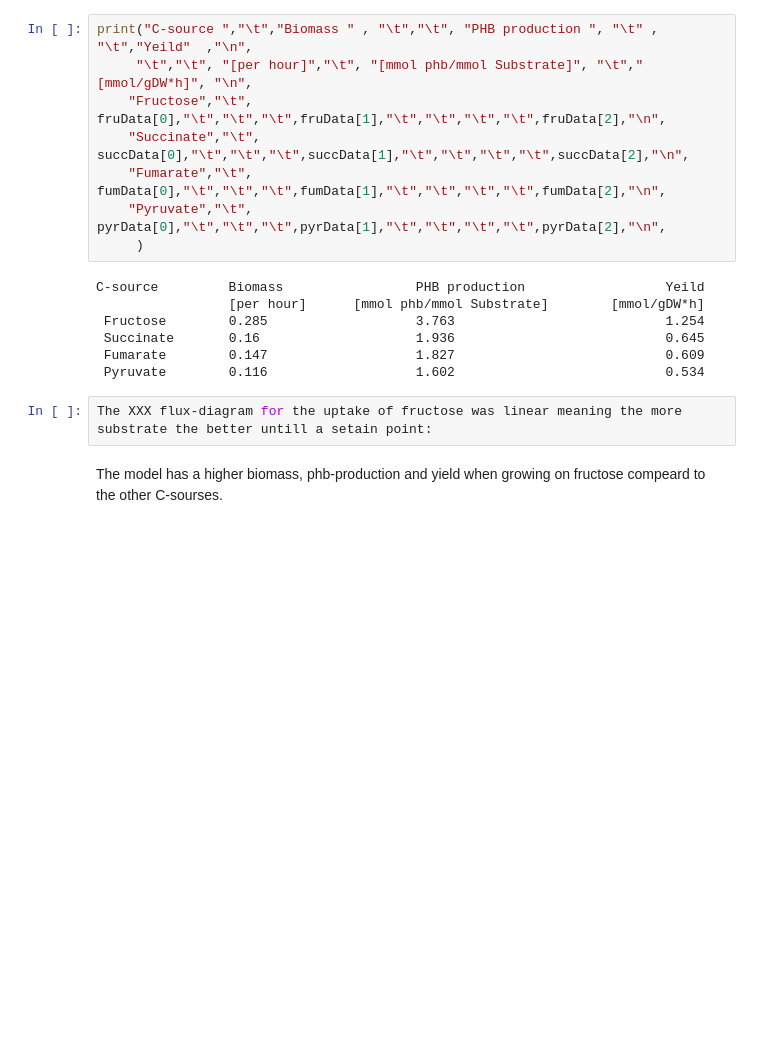
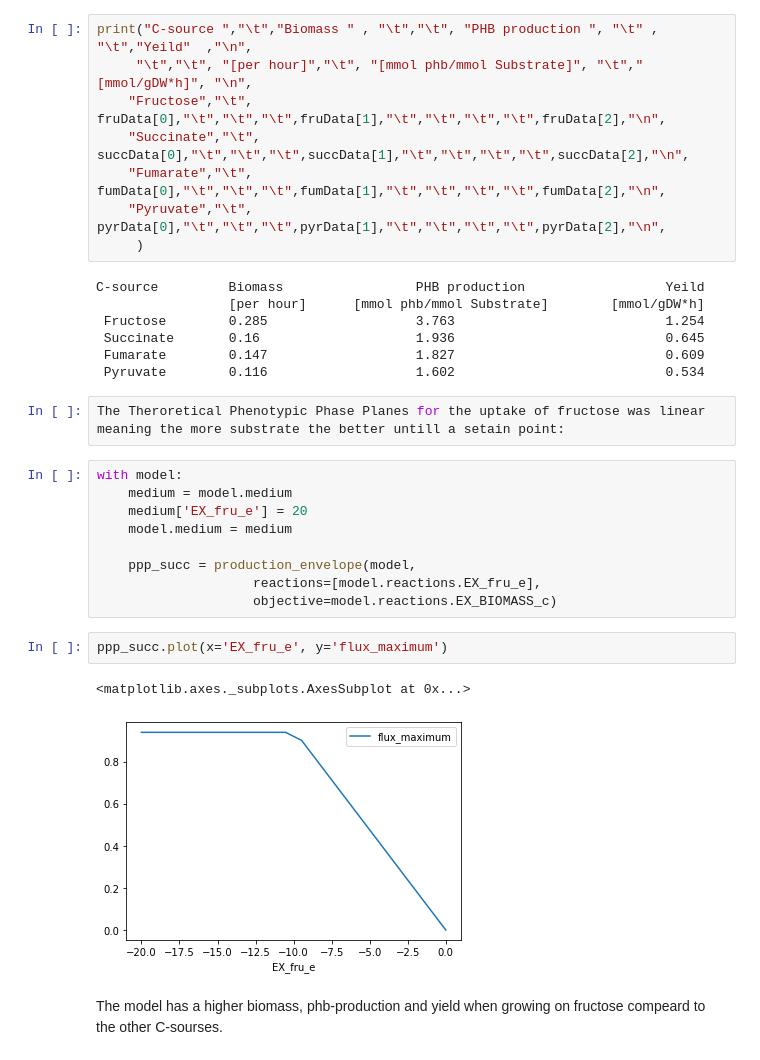
Before and after one commit to 27410/group-assignment-2021-group_2_pha-production, a Jupyter notebook: Report.ipynb, the cells around one changed output. Cells and saved outputs as stored; diff of their text form; blank space fills up the shorter version.

```diff
--- a/Report.ipynb
+++ b/Report.ipynb
@@ -276,7 +276,21 @@ C-source         Biomass                 PHB production                  Yeild
  Fumarate        0.147                   1.827                           0.609
  Pyruvate        0.116                   1.602                           0.534
 # %%
-The XXX flux-diagram for the uptake of fructose was linear meaning the more substrate the better untill a setain point:
+The Theroretical Phenotypic Phase Planes for the uptake of fructose was linear meaning the more substrate the better untill a setain point:
+# %%
+with model:
+    medium = model.medium
+    medium['EX_fru_e'] = 20
+    model.medium = medium
+
+    ppp_succ = production_envelope(model,
+                    reactions=[model.reactions.EX_fru_e],
+                    objective=model.reactions.EX_BIOMASS_c)
+# %%
+ppp_succ.plot(x='EX_fru_e', y='flux_maximum')
+# %% [output]
+<matplotlib.axes._subplots.AxesSubplot at 0x...>
+[figure, added]
 # %% [markdown]
 The model has a higher biomass, phb-production and yield when growing on fructose compeard to the other C-sourses.
 # %% [markdown]
```
Also changed, not shown: parts of 5 cells of this notebook, 1 other file.
